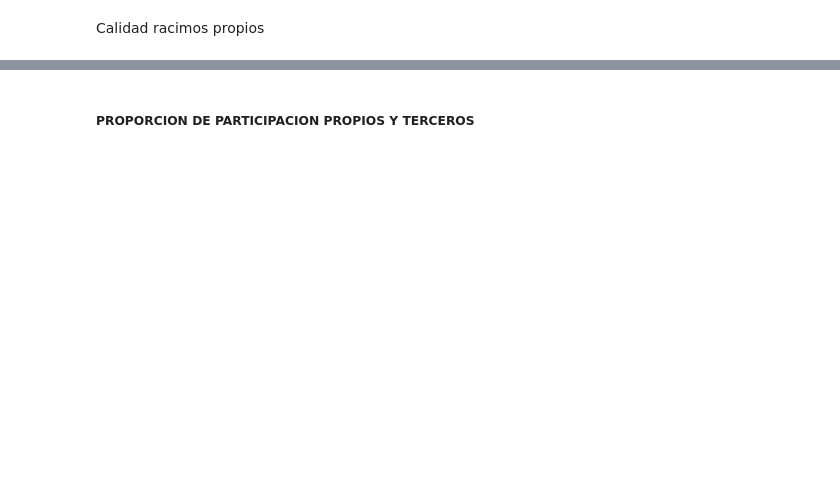
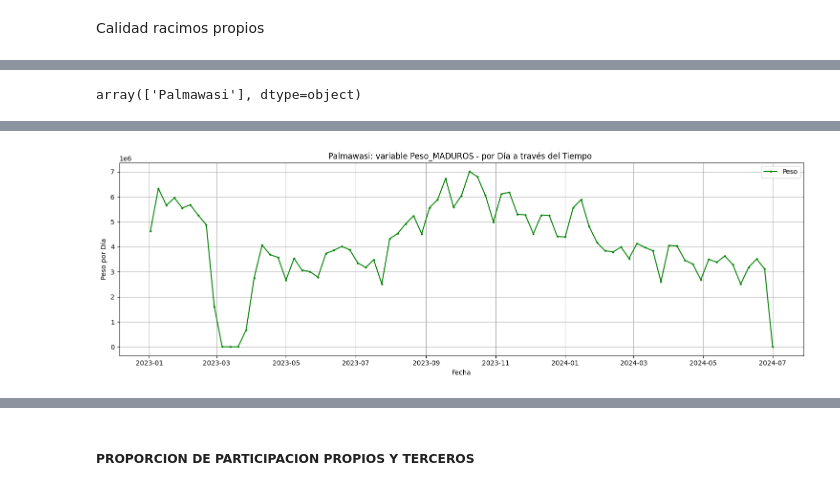
Before and after one commit to cesarqb/PROYECTO_01_analitica_descriptiva_TEA, a Jupyter notebook: src/features_scripts/Scrpit_match_tea.ipynb, the cells around one changed output, grey strips where cells are left out. Drawn from its saved outputs; the diff is of its cells as text; code cells hidden in the pictures; blank space fills up the shorter version.

```diff
--- a/src/features_scripts/Scrpit_match_tea.ipynb
+++ b/src/features_scripts/Scrpit_match_tea.ipynb
@@ -674,7 +708,9 @@ function_tendencia_unica(df_analisis_tendencia_semana, '% Acidez','red')
 ## ############
 ## ############
 
-df_analisis_tendencia_2 = df_calidad_racimos_propios_full[df_calidad_racimos_propios_full['PLANTACION'] == 'Shanuzi']
+# df_analisis_tendencia_2 = df_calidad_racimos_propios_full[df_calidad_racimos_propios_full['PLANTACION'] == 'Shanuzi']
+df_analisis_tendencia_2 = df_calidad_racimos_propios_full[df_calidad_racimos_propios_full['PLANTACION'] == 'Palmawasi']
+
 df_analisis_tendencia_2['FECHA'] = pd.to_datetime(df_analisis_tendencia_2['FECHA'])
 
 # Crear columna 'SEMANA' que indica el año y la semana del año
@@ -695,8 +755,14 @@ df_analisis_tendencia_semana_2.tail()
 # %%
 # Filtrar el DataFrame para considerar solo las fechas mayores a 2023-03-16
-fecha_limite = pd.Timestamp('2023-03-16')
+# fecha_limite = pd.Timestamp('2023-03-16') ## --> Para sede Shanuzi
+fecha_limite = pd.Timestamp('2023-01-01') ## --> Para sede Palmawasi
+
 df_filtrado_2 = df_analisis_tendencia_semana_2[df_analisis_tendencia_semana_2['FECHA'] > fecha_limite]
+df_filtrado_2.PLANTACION.unique()
+# %% [output]
+array(['Palmawasi'], dtype=object)
 # %%
-function_tendencia_unica(df_filtrado_2,'Peso_VERDES')
-# function_tendencia_unica(df_filtrado_2,'Peso_MADUROS')
+# function_tendencia_unica(df_filtrado_2,'Peso_VERDES')
+function_tendencia_unica(df_filtrado_2,'Peso_MADUROS')
 # function_tendencia_unica(df_filtrado_2,'Peso_SMADUROS')
+# %% [output]
@@ -703 +770,2 @@ function_tendencia_unica(df_filtrado_2,'Peso_VERDES')
+[figure, added]
 # %%
```
Also changed, not shown: parts of 111 cells of this notebook, 18 other files.
